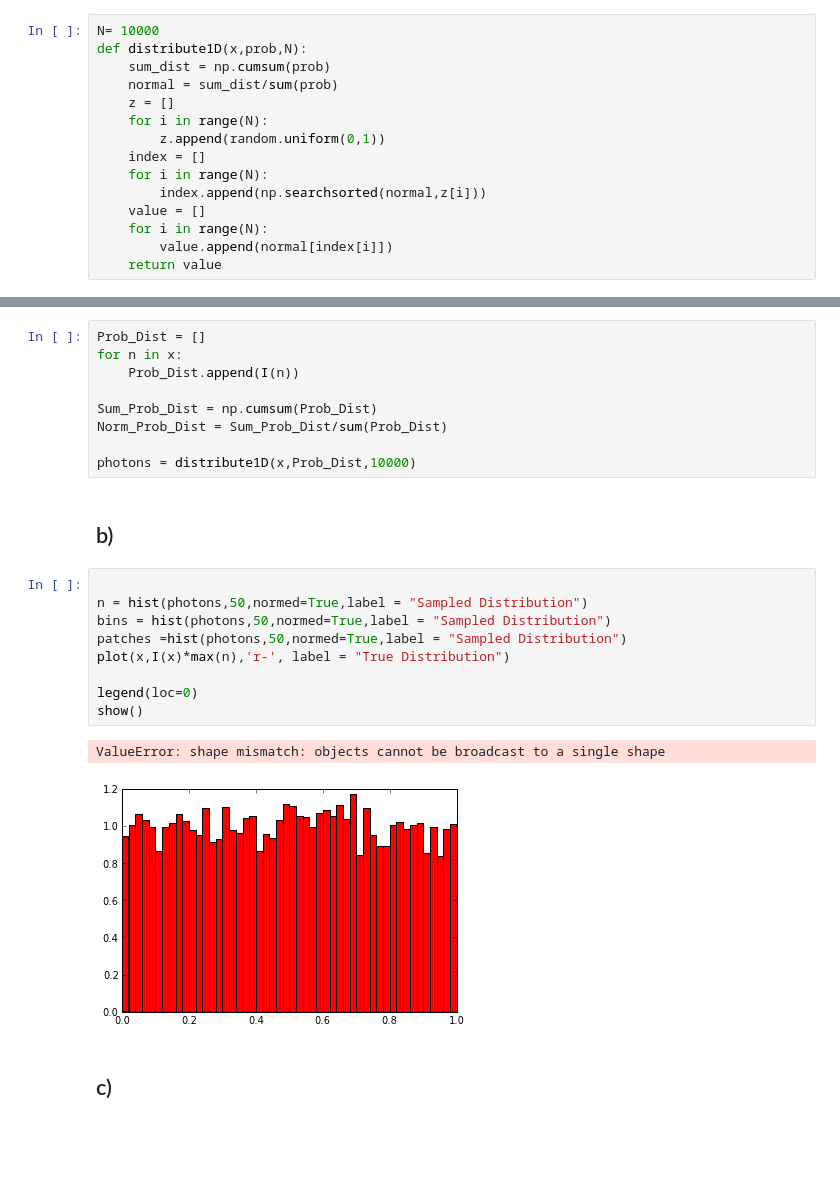
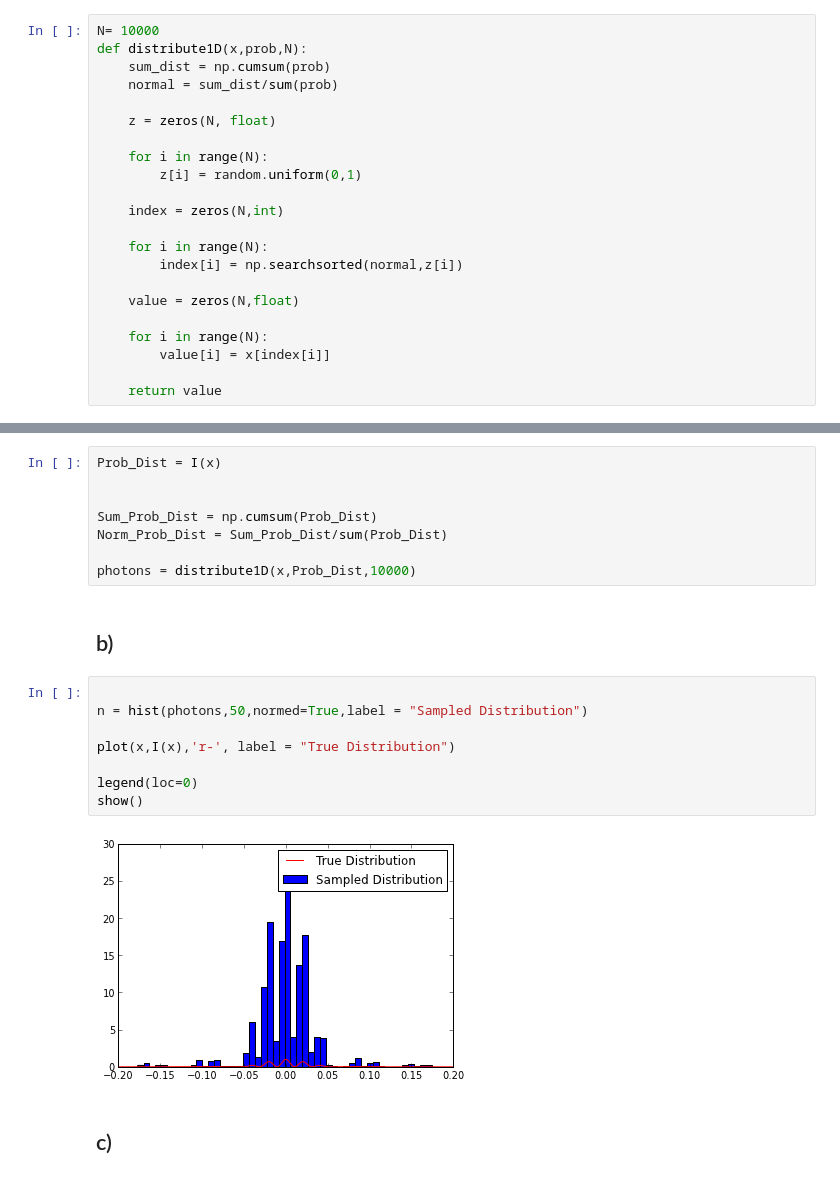
Before and after one commit to advice/PHYS-202-S13, a Jupyter notebook: Week8/ Random Numbers and MC Simulation.ipynb, the cells around one changed output, grey strips where cells are left out. Drawn from its saved outputs; the diff is of its cells as text; blank space fills up the shorter version.

```diff
--- a/Week8/ Random Numbers and MC Simulation.ipynb
+++ b/Week8/ Random Numbers and MC Simulation.ipynb
@@ -201,15 +201,22 @@ N= 10000
 def distribute1D(x,prob,N):
     sum_dist = np.cumsum(prob)
     normal = sum_dist/sum(prob)
-    z = []
+
+    z = zeros(N, float)
+
     for i in range(N):
-        z.append(random.uniform(0,1))
-    index = []
+        z[i] = random.uniform(0,1)
+
+    index = zeros(N,int)
+
     for i in range(N):
-        index.append(np.searchsorted(normal,z[i]))
-    value = []
+        index[i] = np.searchsorted(normal,z[i])
+
+    value = zeros(N,float)
+
     for i in range(N):
-        value.append(normal[index[i]])
+        value[i] = x[index[i]]
+
     return value
 # %%
 x = arange(0,1000+0.01,0.01)
@@ -237,9 +244,8 @@ show()
 # %% [output]
 [figure]
 # %%
-Prob_Dist = []
-for n in x:
-    Prob_Dist.append(I(n))
+Prob_Dist = I(x)
+
 
 Sum_Prob_Dist = np.cumsum(Prob_Dist)
 Norm_Prob_Dist = Sum_Prob_Dist/sum(Prob_Dist)
@@ -251,15 +257,13 @@ b)
 # %%
 
 n = hist(photons,50,normed=True,label = "Sampled Distribution")
-bins = hist(photons,50,normed=True,label = "Sampled Distribution")
-patches =hist(photons,50,normed=True,label = "Sampled Distribution")
-plot(x,I(x)*max(n),'r-', label = "True Distribution")
+
+plot(x,I(x),'r-', label = "True Distribution")
 
 legend(loc=0)
 show()
 # %% [output]
-ValueError: shape mismatch: objects cannot be broadcast to a single shape
-[figure, old version]
+[figure, new version]
 # %% [markdown]
 c)
 -
```
Also changed, not shown: parts of 3 cells of this notebook.
